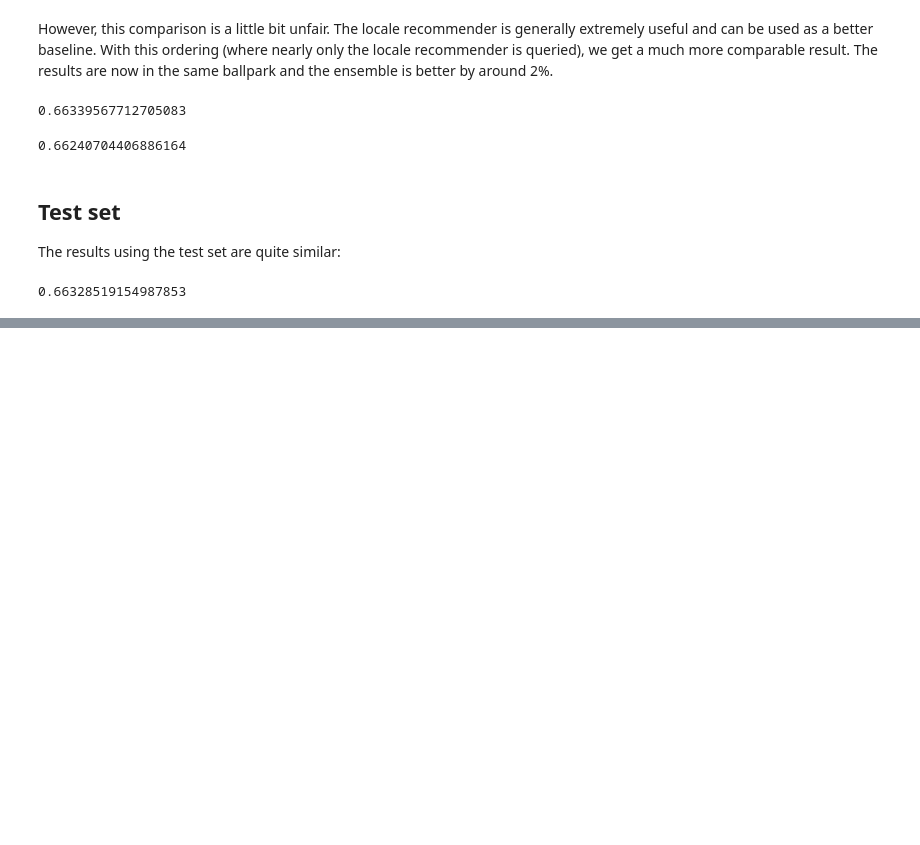
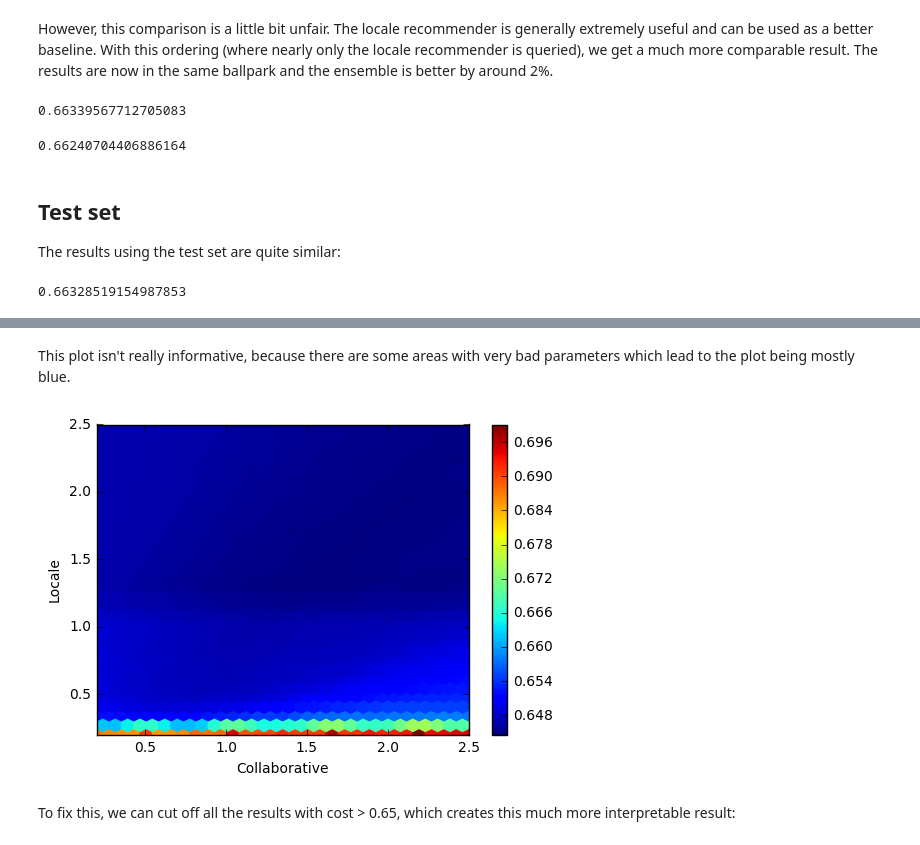
Before and after one commit to florian/taar-prototyping, a Jupyter notebook: Ensemble-Model.ipynb, the cells around one changed output, grey strips where cells are left out. Cells and saved outputs as stored; diff of their text form; code cells hidden in the pictures; blank space fills up the shorter version.

```diff
--- a/Ensemble-Model.ipynb
+++ b/Ensemble-Model.ipynb
@@ -657,0 +672,4 @@ cost(best_weights, X_test)
+# %%
+n = 65
+locale = np.linspace(0.2, 2.5, num=n)
+collaborative = np.linspace(0.2, 2.5, num=n)
@@ -657,0 +681,16 @@ cost(best_weights, X_test)
+# %%
+xx, yy = np.meshgrid(locale, collaborative)
+x = xx.ravel()
+y = yy.ravel()
+# %% [markdown]
+This plot isn't really informative, because there are some areas with very bad parameters which lead to the plot being mostly blue.
+# %%
+hb = plt.hexbin(x, y, C=z, gridsize=30, cmap='jet')
+plt.colorbar(hb)
+plt.xlabel("Collaborative")
+plt.ylabel("Locale")
+plt.show()
+# %% [output]
+[figure, added]
+# %% [markdown]
+To fix this, we can cut off all the results with cost > 0.65, which creates this much more interpretable result:
```
Also changed, not shown: parts of 22 cells of this notebook, 4 other files.
